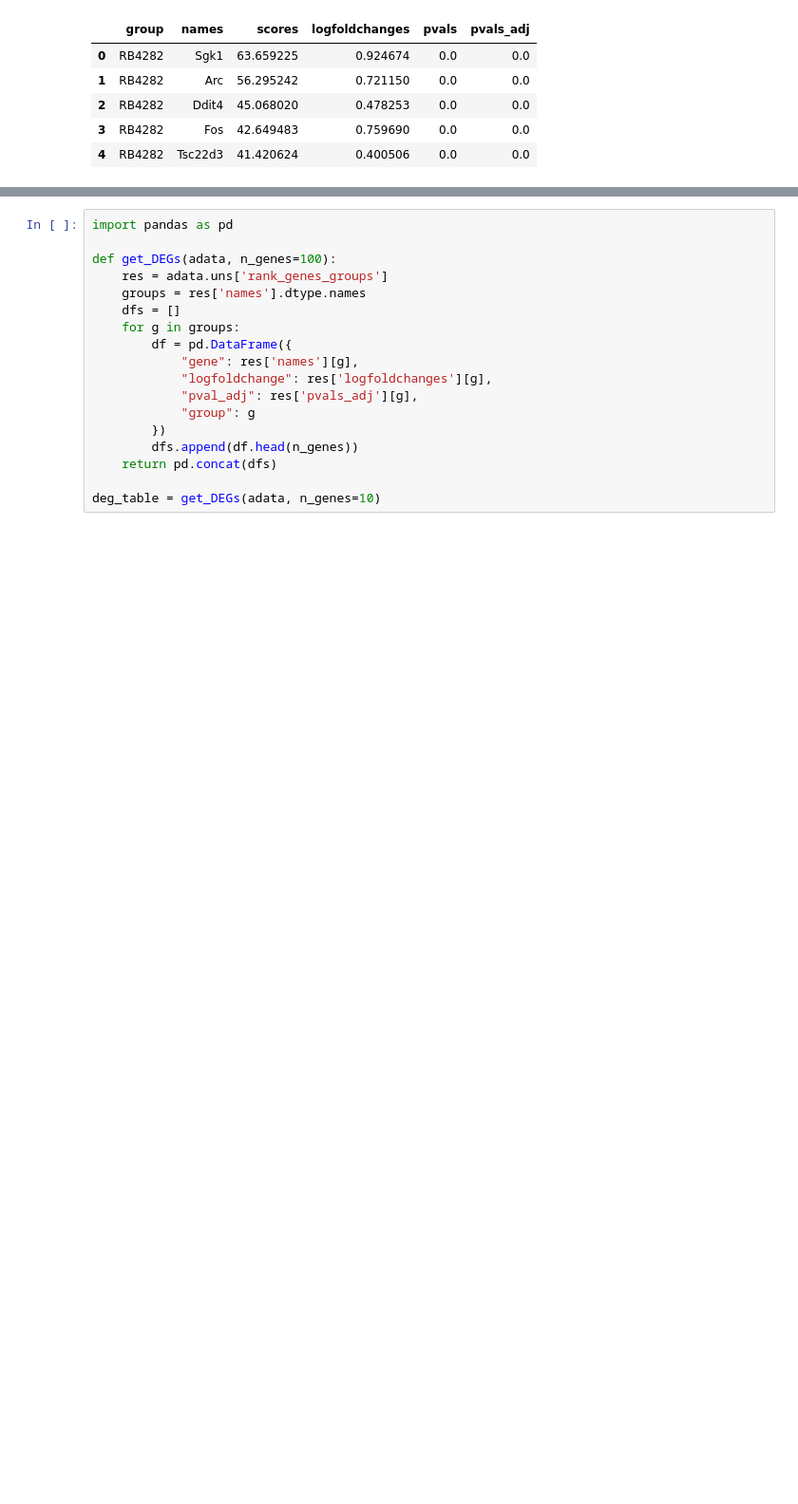
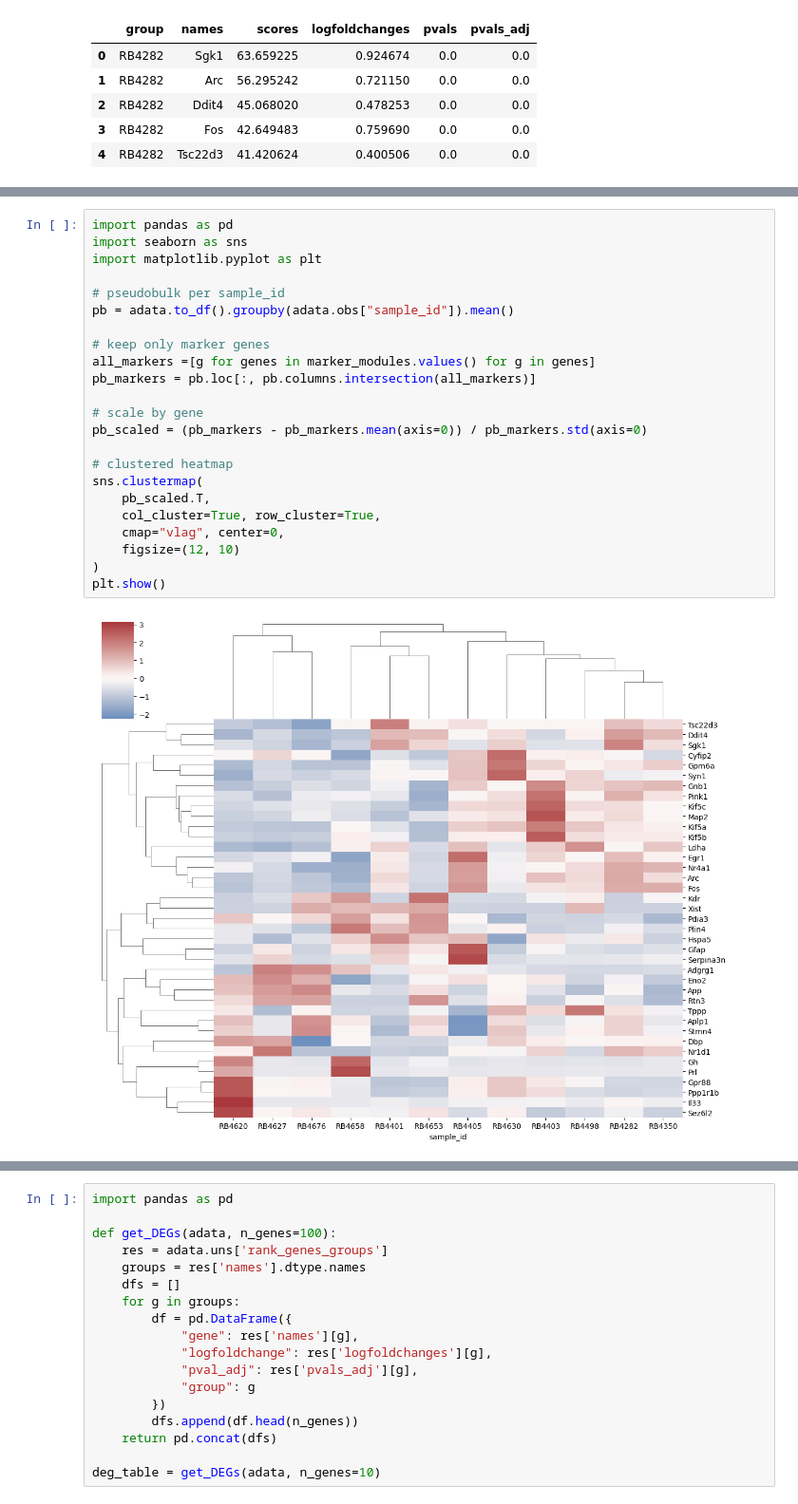
Before and after one commit to christoffermattssonlangseth/oligo-mtDSB, a Jupyter notebook: notebooks/5_tissue_wide_expression_differences.ipynb, the cells around one changed output, grey strips where cells are left out. Shown at 95% size. Drawn from its saved outputs; the diff is of its cells as text; blank space fills up the shorter version.

```diff
--- a/notebooks/5_tissue_wide_expression_differences.ipynb
+++ b/notebooks/5_tissue_wide_expression_differences.ipynb
@@ -25,0 +139,25 @@ markers.head()
+# %%
+import pandas as pd
+import seaborn as sns
+import matplotlib.pyplot as plt
+
+# pseudobulk per sample_id
+pb = adata.to_df().groupby(adata.obs["sample_id"]).mean()
+
+# keep only marker genes
+all_markers =[g for genes in marker_modules.values() for g in genes]
+pb_markers = pb.loc[:, pb.columns.intersection(all_markers)]
+
+# scale by gene
+pb_scaled = (pb_markers - pb_markers.mean(axis=0)) / pb_markers.std(axis=0)
+
+# clustered heatmap
+sns.clustermap(
+    pb_scaled.T,
+    col_cluster=True, row_cluster=True,
+    cmap="vlag", center=0,
+    figsize=(12, 10)
+)
+plt.show()
+# %% [output]
+[figure, added]
```
Also changed, not shown: parts of 11 cells of this notebook, 1 other file.
